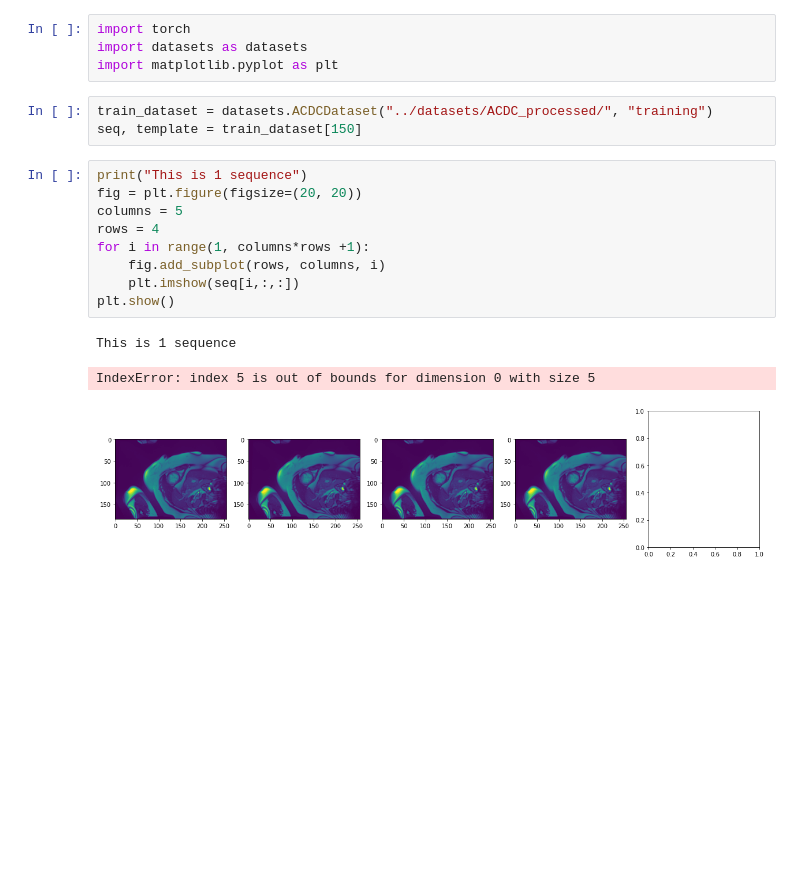
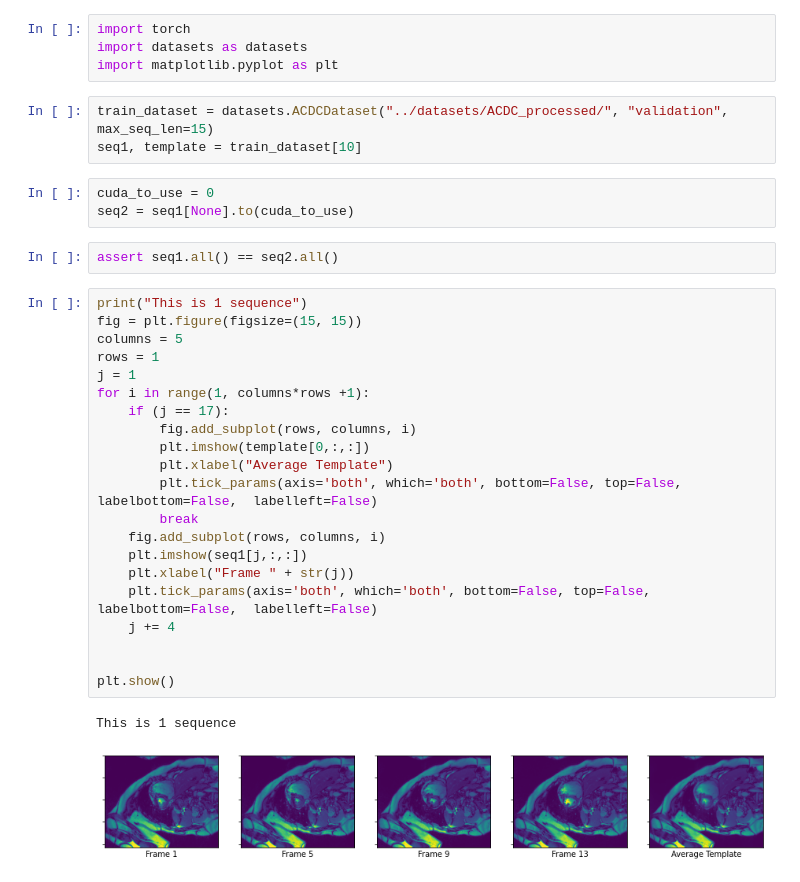
Before and after one commit to ManalHamdi/RAFT, a Jupyter notebook: core/DataVisualisation.ipynb, the cells around one changed output. Drawn from its saved outputs; the diff is of its cells as text; blank space fills up the shorter version.

```diff
--- a/core/DataVisualisation.ipynb
+++ b/core/DataVisualisation.ipynb
@@ -7,21 +7,37 @@ import torch
 import datasets as datasets
 import matplotlib.pyplot as plt
 # %%
-train_dataset = datasets.ACDCDataset("../datasets/ACDC_processed/", "training")
-seq, template = train_dataset[150]
+train_dataset = datasets.ACDCDataset("../datasets/ACDC_processed/", "validation", max_seq_len=15)
+seq1, template = train_dataset[10]
+# %%
+cuda_to_use = 0
+seq2 = seq1[None].to(cuda_to_use)
+# %%
+assert seq1.all() == seq2.all()
 # %%
 print("This is 1 sequence")
-fig = plt.figure(figsize=(20, 20))
+fig = plt.figure(figsize=(15, 15))
 columns = 5
-rows = 4
+rows = 1
+j = 1
 for i in range(1, columns*rows +1):
+    if (j == 17):
+        fig.add_subplot(rows, columns, i)
+        plt.imshow(template[0,:,:])
+        plt.xlabel("Average Template")
+        plt.tick_params(axis='both', which='both', bottom=False, top=False, labelbottom=False,  labelleft=False)
+        break
     fig.add_subplot(rows, columns, i)
-    plt.imshow(seq[i,:,:])
+    plt.imshow(seq1[j,:,:])
+    plt.xlabel("Frame " + str(j))
+    plt.tick_params(axis='both', which='both', bottom=False, top=False, labelbottom=False,  labelleft=False)
+    j += 4
+
+
 plt.show()
 # %% [output]
 This is 1 sequence
-IndexError: index 5 is out of bounds for dimension 0 with size 5
-[figure, old version]
+[figure, new version]
 # %%
 print("This is the corresponding template")
 plt.imshow(template[0,:,:])
```
Also changed, not shown: parts of 23 cells of this notebook, 8 other files.
